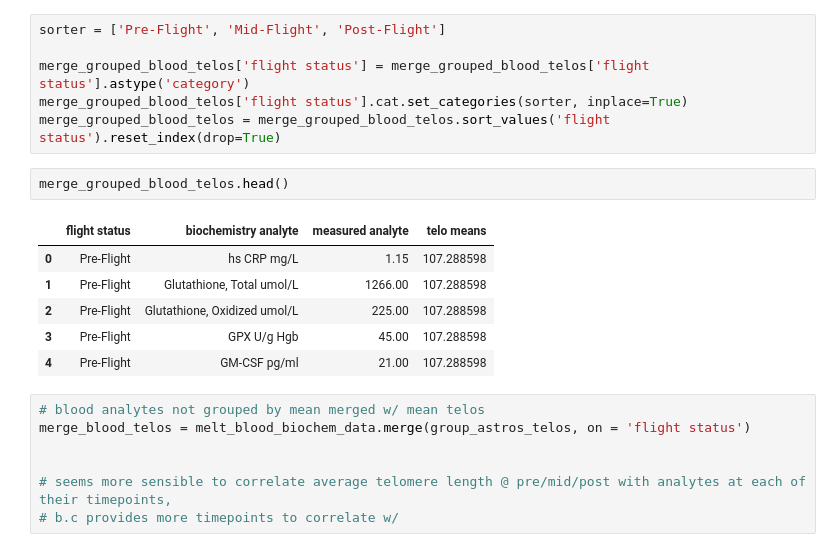
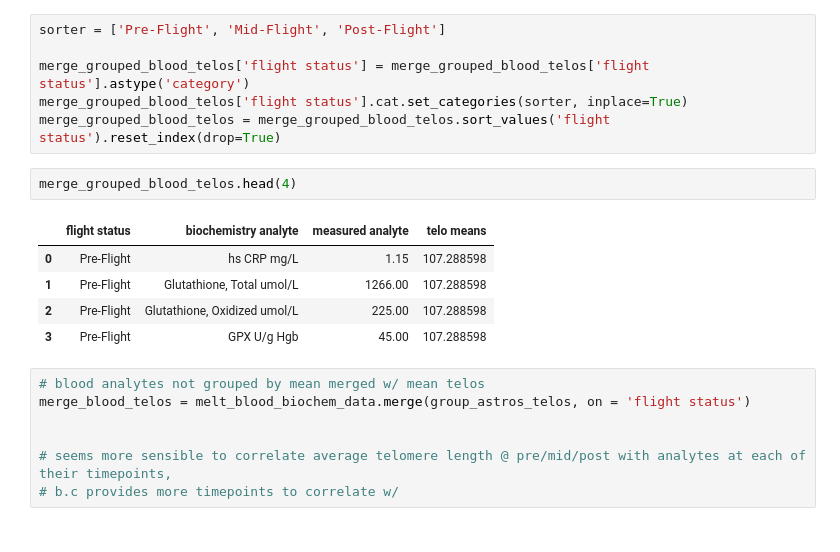
Before and after one commit to Jared-Luxton/NASA-astronauts-telomeres-chromosomes, a Jupyter notebook: NASA_telomeres/03a NASA Astros Telo Data Visualization and Stats.ipynb, the cells around one changed output. Saved outputs shown, nothing was run; the diff lists cells and outputs as text.

```diff
--- a/NASA_telomeres/03a NASA Astros Telo Data Visualization and Stats.ipynb
+++ b/NASA_telomeres/03a NASA Astros Telo Data Visualization and Stats.ipynb
@@ -517,14 +531,13 @@ merge_grouped_blood_telos['flight status'] = merge_grouped_blood_telos['flight s
 merge_grouped_blood_telos['flight status'].cat.set_categories(sorter, inplace=True)
 merge_grouped_blood_telos = merge_grouped_blood_telos.sort_values('flight status').reset_index(drop=True)
 # %%
-merge_grouped_blood_telos.head()
+merge_grouped_blood_telos.head(4)
 # %% [output]
 |  | flight status | biochemistry analyte | measured analyte | telo means |
 | 0 | Pre-Flight | hs CRP mg/L | 1.15 | 107.288598 |
 | 1 | Pre-Flight | Glutathione, Total umol/L | 1266.00 | 107.288598 |
 | 2 | Pre-Flight | Glutathione, Oxidized umol/L | 225.00 | 107.288598 |
 | 3 | Pre-Flight | GPX U/g Hgb | 45.00 | 107.288598 |
-| 4 | Pre-Flight | GM-CSF pg/ml | 21.00 | 107.288598 |
 # %%
 # blood analytes not grouped by mean merged w/ mean telos
 merge_blood_telos = melt_blood_biochem_data.merge(group_astros_telos, on = 'flight status')
```
Also changed, not shown: parts of 16 cells of this notebook.
